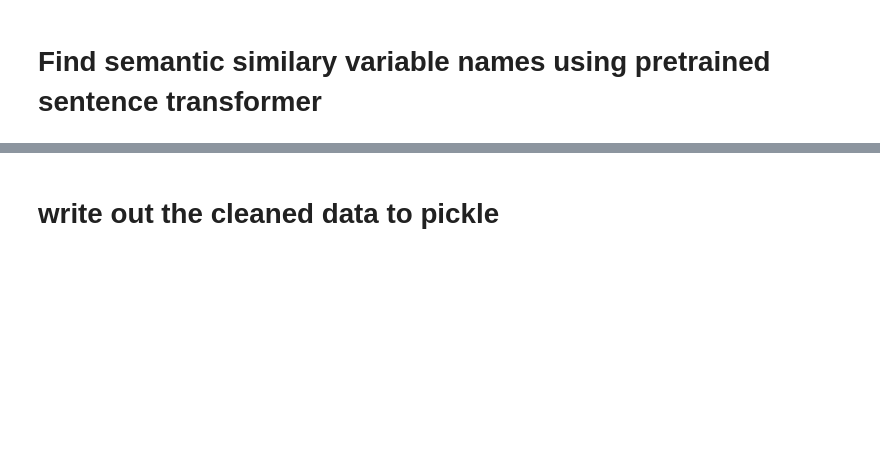
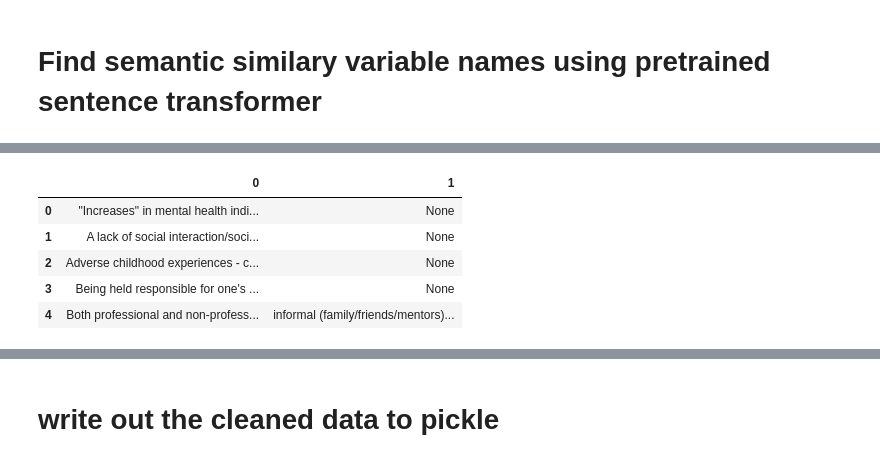
Before and after one commit to georgia-max/MentalMaps_Aggregation, a Jupyter notebook: notebook/clean_data.ipynb, the cells around one changed output, grey strips where cells are left out. Cells and saved outputs as stored; diff of their text form; code cells hidden in the pictures; blank space fills up the shorter version.

```diff
--- a/notebook/clean_data.ipynb
+++ b/notebook/clean_data.ipynb
@@ -330,0 +401,9 @@ df_merge_groups = pd.DataFrame(groups)
+# %%
+df_merge_groups.head()
+# %% [output]
+|  | 0 | 1 |
+| 0 | "Increases" in mental health indi... | None |
+| 1 | A lack of social interaction/soci... | None |
+| 2 | Adverse childhood experiences - c... | None |
+| 3 | Being held responsible for one's ... | None |
+| 4 | Both professional and non-profess... | informal (family/friends/mentors)... |
```
Also changed, not shown: parts of 32 cells of this notebook, 1 other file.
